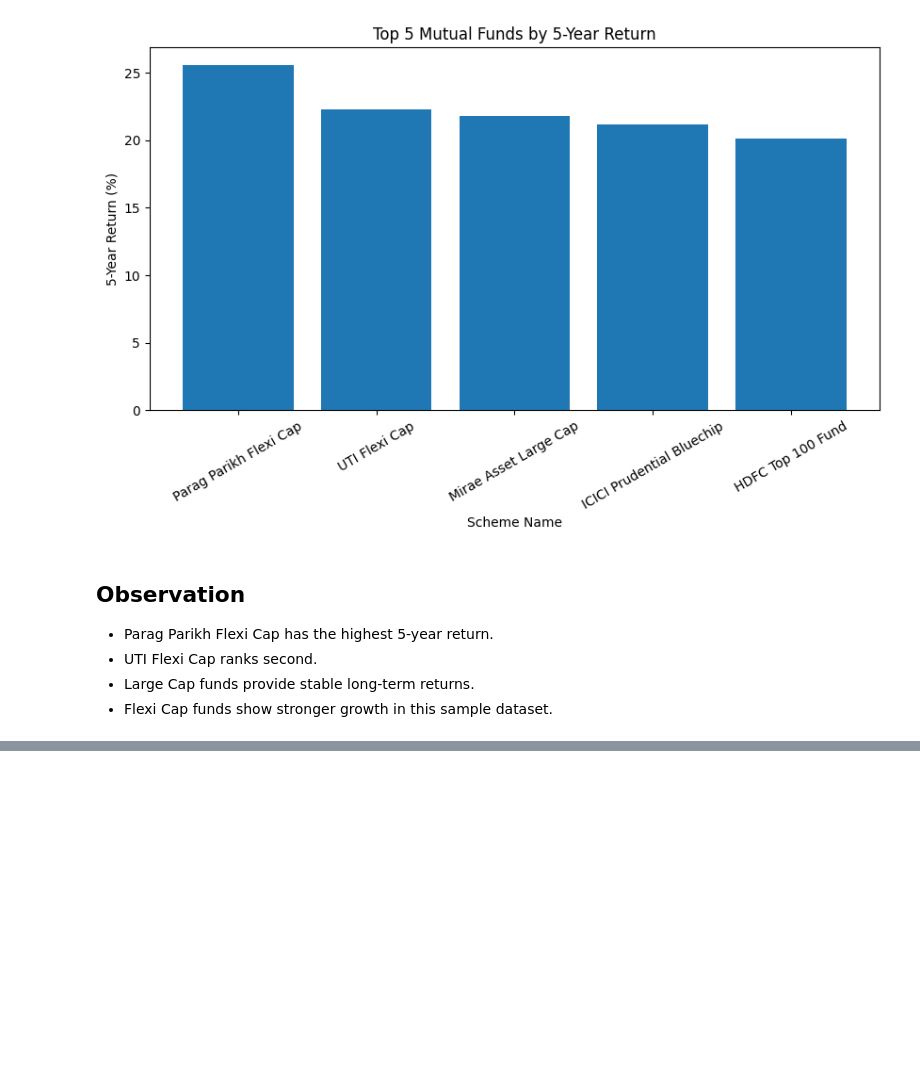
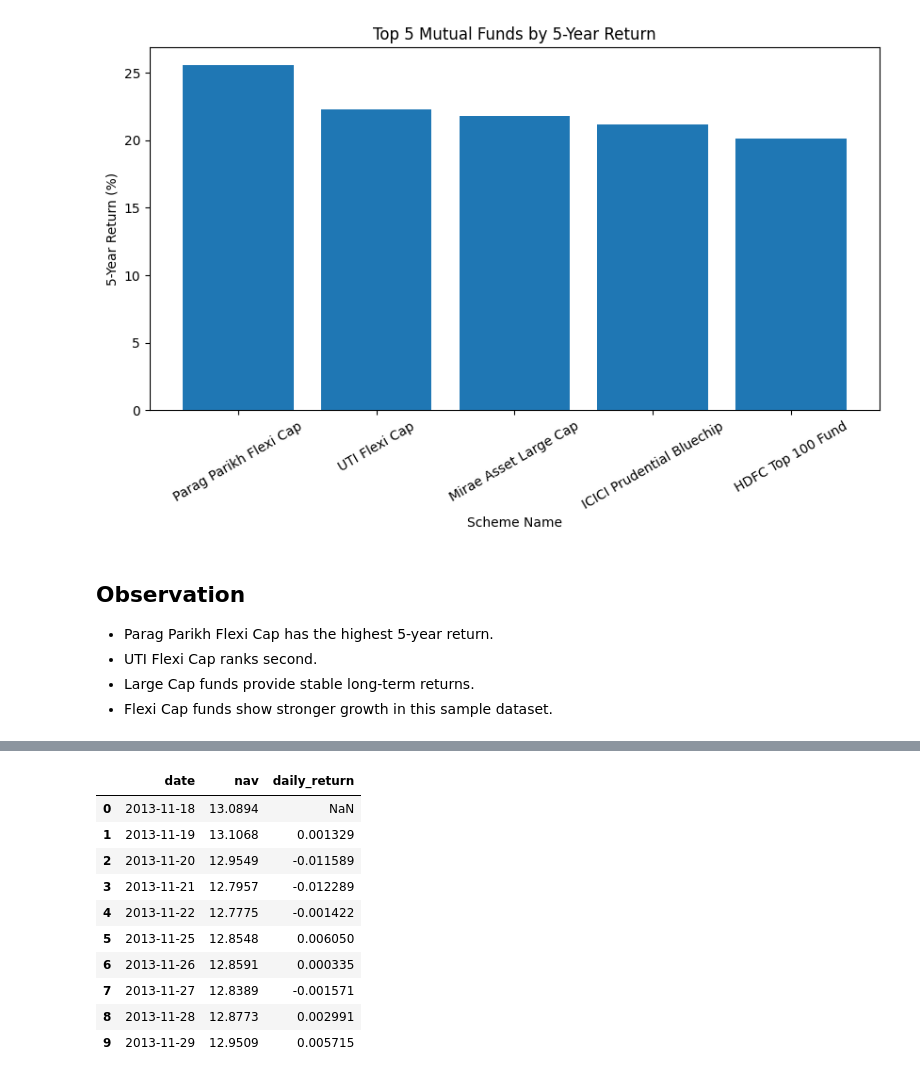
Before and after one commit to sonalisahu3412-collab/Mutual_Fund_Analytics, a Jupyter notebook: notebooks/EDA_Analysis.ipynb, the cells around one changed output, grey strips where cells are left out. Cells and saved outputs as stored; diff of their text form; code cells hidden in the pictures; blank space fills up the shorter version.

```diff
--- a/notebooks/EDA_Analysis.ipynb
+++ b/notebooks/EDA_Analysis.ipynb
@@ -543,0 +589,18 @@ plt.show()
+# %%
+# Calculate Daily Return
+df["daily_return"] = df["nav"].pct_change()
+
+# Show first 10 rows
+df[["date", "nav", "daily_return"]].head(10)
+# %% [output]
+|  | date | nav | daily_return |
+| 0 | 2013-11-18 | 13.0894 | NaN |
+| 1 | 2013-11-19 | 13.1068 | 0.001329 |
+| 2 | 2013-11-20 | 12.9549 | -0.011589 |
+| 3 | 2013-11-21 | 12.7957 | -0.012289 |
+| 4 | 2013-11-22 | 12.7775 | -0.001422 |
+| 5 | 2013-11-25 | 12.8548 | 0.006050 |
+| 6 | 2013-11-26 | 12.8591 | 0.000335 |
+| 7 | 2013-11-27 | 12.8389 | -0.001571 |
+| 8 | 2013-11-28 | 12.8773 | 0.002991 |
+| 9 | 2013-11-29 | 12.9509 | 0.005715 |
```
Also changed, not shown: parts of 15 cells of this notebook.
